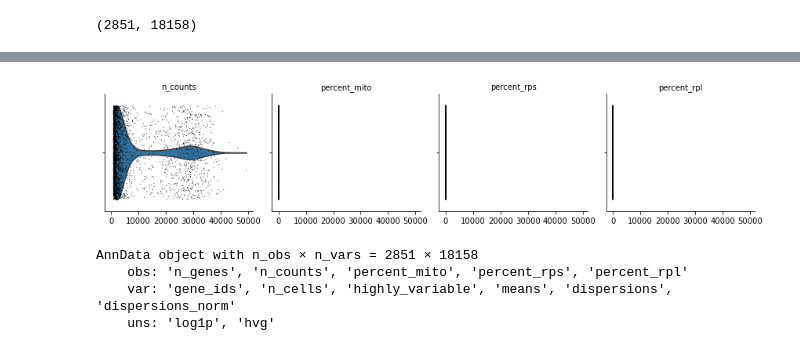
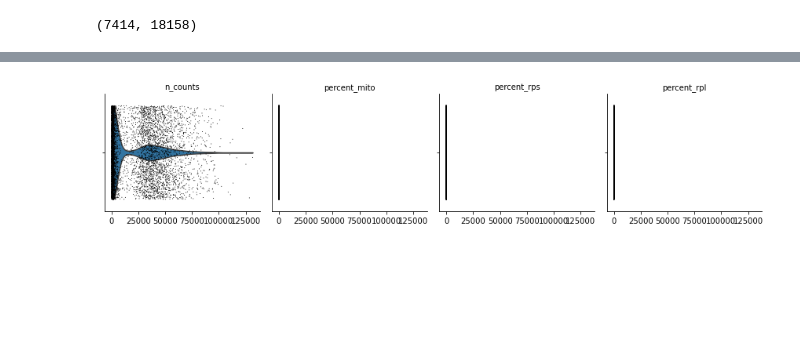
Before and after one commit to juychen/trainsource, a Jupyter notebook: traintarget.ipynb, the cells around one changed output, grey strips where cells are left out. Drawn from its saved outputs; the diff is of its cells as text; code cells hidden in the pictures; blank space fills up the shorter version.

```diff
--- a/traintarget.ipynb
+++ b/traintarget.ipynb
@@ -39,8 +53,12 @@ class Arguments:
         self.logging_file = "saved/logs/"
         self.batch_size = 200
         self.ft_h_dims = "512,256"
-        self.var_genes_disp = None
+        self.var_genes_disp = 0
         self.pretrain_path = "saved/models/"
+        self.min_n_genes = 0
+        self.max_n_genes = 20000
+        self.min_g = 200
+        self.min_c = 3
 
 
 args = Arguments()
@@ -54,22 +72,30 @@ data_path = args.data_path
 test_size = args.test_size
 valid_size = args.valid_size
 g_disperson = args.var_genes_disp
+min_n_genes = args.min_n_genes
+max_n_genes = args.max_n_genes
 model_path = args.model_store_path
 pretrain_path = args.pretrain_path
 log_path = args.logging_file
 batch_size = args.batch_size
 encoder_hdims = args.ft_h_dims.split(",")
-encoder_hdims = list(map(int, encoder_hdims) )
+encoder_hdims = list(map(int, encoder_hdims))
+# %%
+now=time.strftime("%Y-%m-%d-%H-%M-%S")
+log_path = log_path+now+".txt"
+export_name = data_path.replace("/","")
+pretrain_path = "saved/models/ae_"+export_name+now+".pkl"
 # %%
 adata = sc.read_10x_mtx(
  'data/GSE108394/GSM2897334/',  # the directory with the `.mtx` file
  var_names='gene_symbols',                # use gene symbols for the variable names (variables-axis index)
  cache=True)                              # write a cache file for faster subsequent reading
 # %%
-adata = pp.receipe_my(adata,normalize=True,log=True)
+adata = pp.receipe_my(adata,l_n_genes=min_n_genes,r_n_genes=max_n_genes,filter_mincells=args.min_c,
+                      filter_mingenes=args.min_g,normalize=True,log=True)
 # %% [output]
-(2851, 18158)
+(7414, 18158)
 # %%
 sc.pl.violin(adata, ['n_counts',"percent_mito",'percent_rps', 'percent_rpl'],
-             jitter=0.4, multi_panel=True)
+             jitter=0.4, multi_panel=True,save=export_name)
 # %% [output]
@@ -76,2 +103,2 @@ sc.pl.violin(adata, ['n_counts',"percent_mito",'percent_rps', 'percent_rpl'],
-[figure, old version]
+[figure, new version]
 # %%
@@ -79,7 +107,0 @@ sc.pp.highly_variable_genes(adata,min_disp=-0.10,max_disp=np.inf)
-# %%
-adata
-# %% [output]
-AnnData object with n_obs × n_vars = 2851 × 18158
-    obs: 'n_genes', 'n_counts', 'percent_mito', 'percent_rps', 'percent_rpl'
-    var: 'gene_ids', 'n_cells', 'highly_variable', 'means', 'dispersions', 'dispersions_norm'
-    uns: 'log1p', 'hvg'
```
Also changed, not shown: parts of 19 cells of this notebook, 1 other file.
